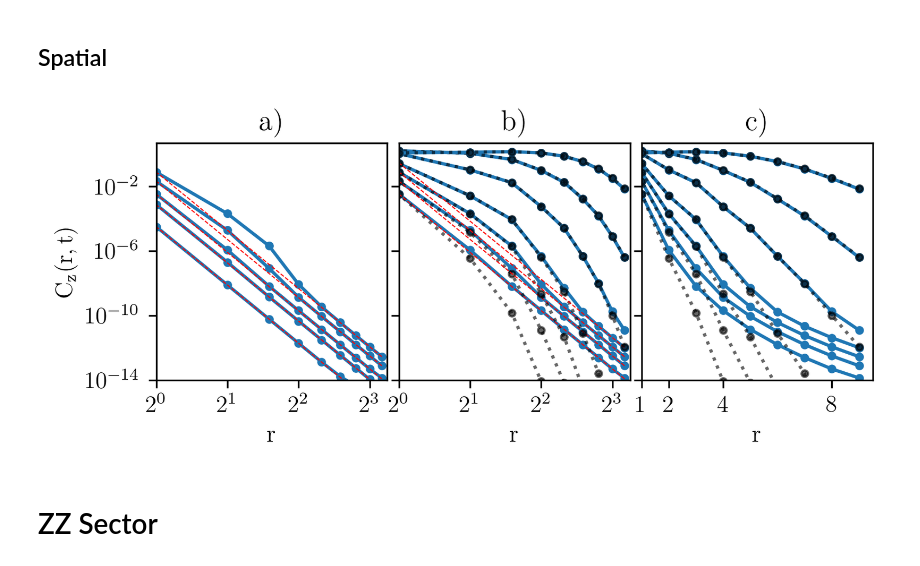
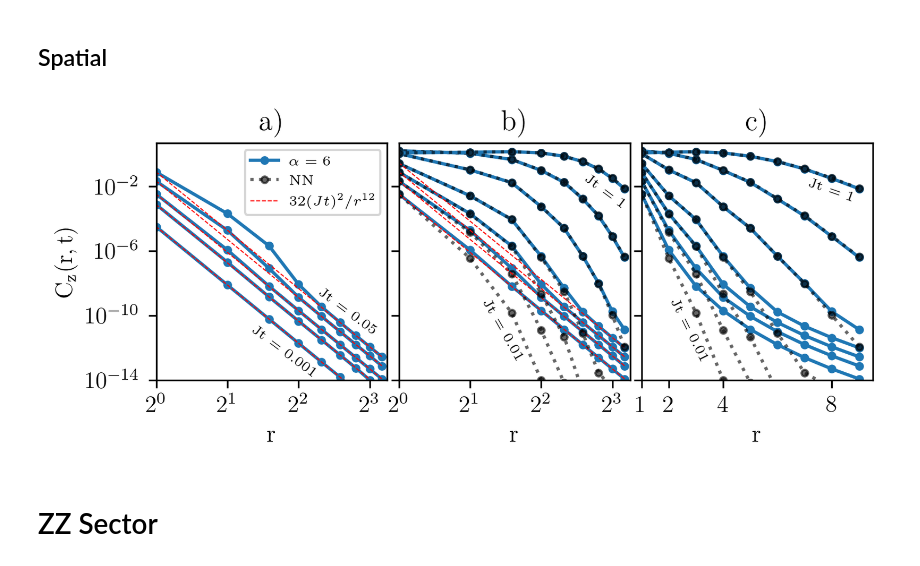
Before and after one commit to mkm2/WorkingFolder, a Jupyter notebook: final_runs/chapter_3/Krylov/ShortTimes.ipynb, the cells around one changed output. Drawn from its saved outputs; the diff is of its cells as text; code cells hidden in the pictures.

```diff
--- a/final_runs/chapter_3/Krylov/ShortTimes.ipynb
+++ b/final_runs/chapter_3/Krylov/ShortTimes.ipynb
@@ -131,7 +132,7 @@ data_zz = []
 folder_xx = datapath/"xx"
 folder_zz = datapath/"zz"
 files_xx = ["7621756_N19_RS.jld2","7621757_N19_RS.jld2"] #xx_pbc, xx_nn_pbc
-files_zz = ["7510084_N19_RS.jld2","7501573_N19_RS.jld2","7443856_N19_RS.jld2","7443857_N19_RS.jld2",
+files_zz = ["7510084_N19_RS.jld2","7501573_N19_RS.jld2","7728967_N19_RS.jld2","7728968_N19_RS.jld2",
 "7621783_N19_RS.jld2","7621758_N19_RS.jld2","7501554_N19_RS.jld2","7466533_N19_RS.jld2","7466536_N19_RS.jld2"] #LOG: zz_pbc, zz_nn_pbc, sector zz_pbc, sector zz_nn_pbc, LIN:alpha = 0.75, 1.5, 3, 6, NN
 for (i,file) in enumerate(files_xx):
     with h5py.File(folder_xx/file,"r") as f:
@@ -549,41 +683,53 @@ ax1.set_ylim(1e-14,5)
 ax1.set_xlim(1,N//2+0.5)
 ax1.set_xticks([1,2,4,8])
 ax1.set_title("a)")
-#ax1.legend(loc="lower left")
+ax1.text(3.5,5e-13,"Jt = {}".format(ts1[0]),rotation=np.arctan(-0.75)/(2*np.pi)*360,ha="center",va="center",fontsize="xx-small")
+ax1.text(6.5,1.5e-10,"Jt = {}".format(ts1[-1]),rotation=np.arctan(-0.75)/(2*np.pi)*360,ha="center",va="center",fontsize="xx-small")
+
+blue_line = mlines.Line2D([], [], color='C0', marker='.', label=r"$\alpha=6$")
+black_line = mlines.Line2D([], [], color='black', ls="dotted", marker='.', label=r"NN",alpha=0.6)
+red_line = mlines.Line2D([], [], color='red', ls="dashed", label=r"$32(Jt)^2/r^{12}$",lw=0.5)
+
+ax1.legend(handles = [blue_line,black_line,red_line],fontsize="xx-small",loc="best")
+
 
 ind = 0
 for ti in Tis2:
     ax2.plot(rvals[0:10],red_zz[ti,:],label="t={:.2f}".format(T[ti]),color="C0",marker=".")
     ax2.plot(rvals[0:10],red_zz_nn[ti,:],ls="dotted",c="black",alpha=0.6,marker=".")
     if ind <= 3:
         ax2.plot(rvals[0:10],32/rvals[0:10]**12 * T[ti]**2,color="red",ls="dashed",lw=0.5)
         ind += 1
 
 ax2.set_xlabel("r")
 ax2.set_xscale("log",base=2)
 ax2.set_yscale("log")
 ax2.set_xlim(1,N//2+0.5)
 ax2.set_xticks([1,2,4,8])
 ax2.set_title("b)")
+ax2.text(2.75,1e-11,"Jt = {}".format(ts2[0]),rotation=np.arctan(-1.75)/(2*np.pi)*360,ha="center",va="center",fontsize="xx-small")
+ax2.text(7.5,4e-3,"Jt = {}".format(ts2[-1]),rotation=np.arctan(-0.75)/(2*np.pi)*360,ha="center",va="center",fontsize="xx-small")
 
 
 
 for ti in Tis2:
     ax3.plot(rvals[0:10],red_zz[ti,:],label="t={:.2f}".format(T[ti]),color="C0",marker=".")
     ax3.plot(rvals[0:10],red_zz_nn[ti,:],ls="dotted",c="black",alpha=0.6,marker=".")
 
 ax3.set_xlabel("r")
 ax3.set_yscale("log")
 ax3.set_xlim(1,N//2+0.5)
 ax3.set_xticks([1,2,4,8])
 ax3.set_title("c)")
+ax3.text(2.75,1e-11,"Jt = {}".format(ts2[0]),rotation=np.arctan(-2)/(2*np.pi)*360,ha="center",va="center",fontsize="xx-small")
+ax3.text(8,5e-3,"Jt = {}".format(ts2[-1]),rotation=np.arctan(-0.35)/(2*np.pi)*360,ha="center",va="center",fontsize="xx-small")
 
 
 plt.subplots_adjust(wspace=0.05, hspace=0.05)
 plt.savefig(figurepath/"spat_zz.pdf",format="pdf",bbox_inches='tight',dpi=600)
 plt.show()
 # %% [output]
-[figure, old version]
+[figure, new version]
 # %% [markdown]
 # ZZ Sector
 # %%
```
Also changed, not shown: parts of 42 cells of this notebook, 37 other files.
